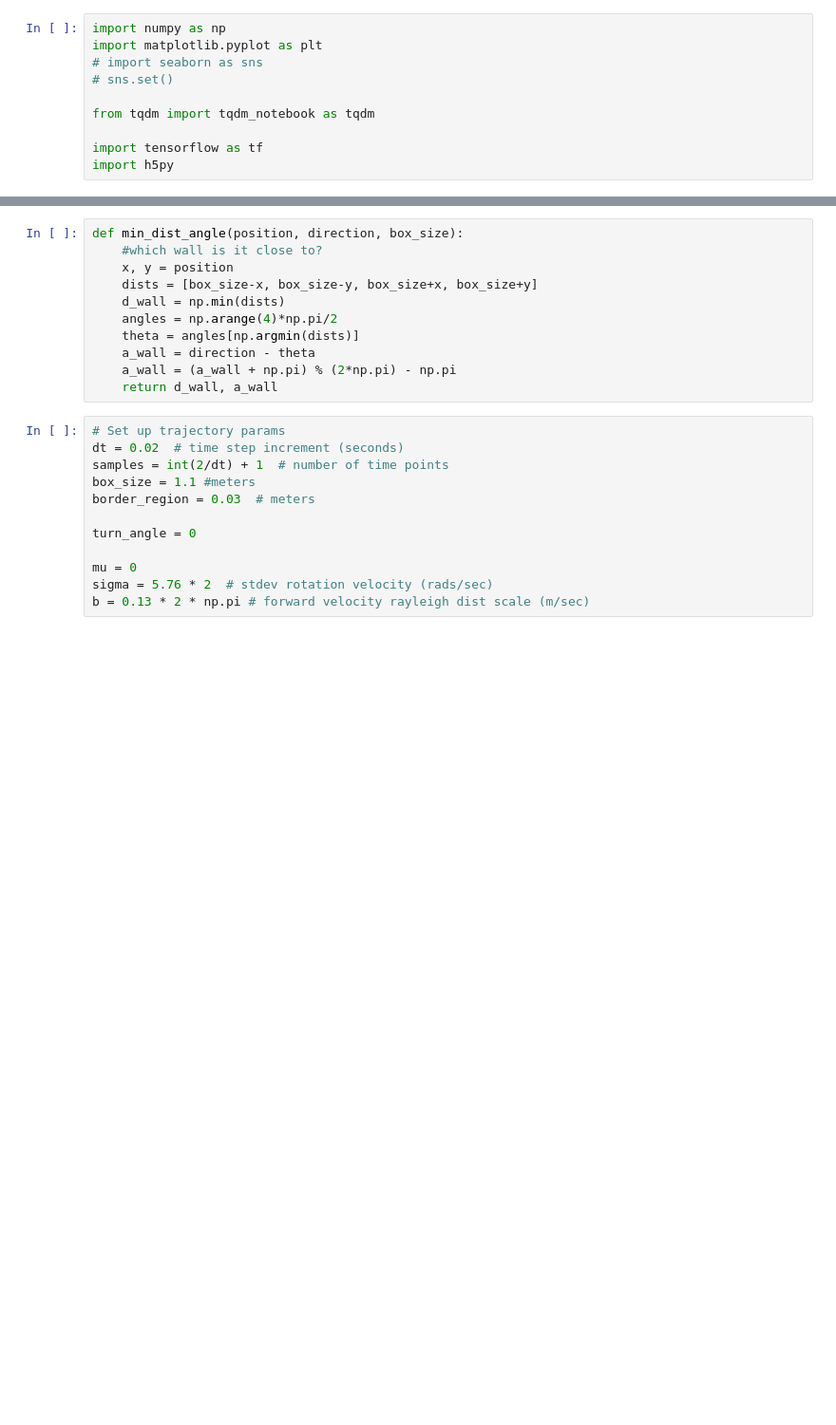
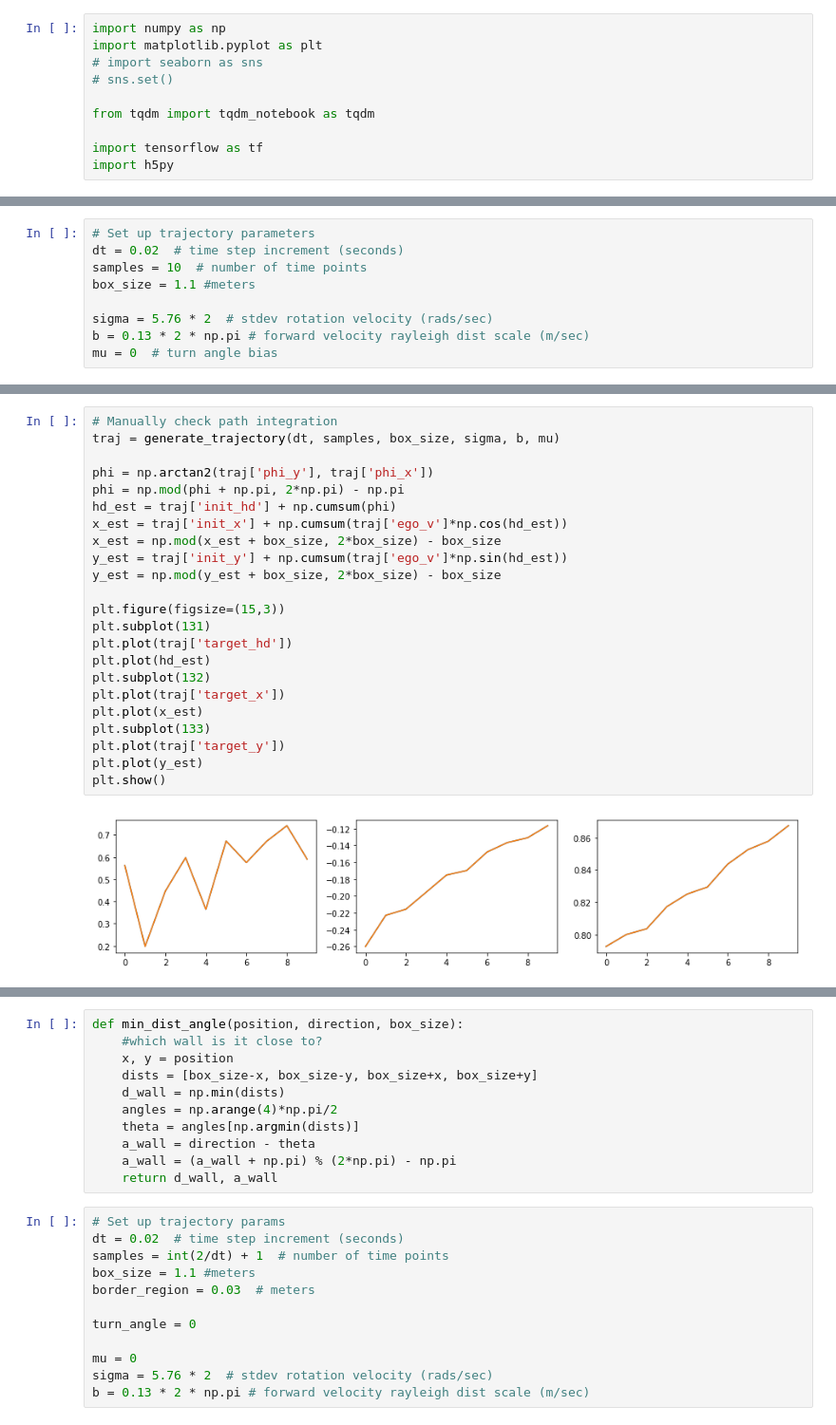
Before and after one commit to ganguli-lab/grid-pattern-formation, a Jupyter notebook: generate_mouse_trajectory.ipynb, the cells around one changed output, grey strips where cells are left out. Shown at 95% size. Drawn from its saved outputs; the diff is of its cells as text; blank space fills up the shorter version.

```diff
--- a/generate_mouse_trajectory.ipynb
+++ b/generate_mouse_trajectory.ipynb
@@ -12,0 +13,9 @@ import h5py
+# %%
+# Set up trajectory parameters
+dt = 0.02  # time step increment (seconds)
+samples = 10  # number of time points
+box_size = 1.1 #meters
+
+sigma = 5.76 * 2  # stdev rotation velocity (rads/sec)
+b = 0.13 * 2 * np.pi # forward velocity rayleigh dist scale (m/sec)
+mu = 0  # turn angle bias
@@ -12,0 +67,25 @@ import h5py
+# %%
+# Manually check path integration
+traj = generate_trajectory(dt, samples, box_size, sigma, b, mu)
+
+phi = np.arctan2(traj['phi_y'], traj['phi_x'])
+phi = np.mod(phi + np.pi, 2*np.pi) - np.pi
+hd_est = traj['init_hd'] + np.cumsum(phi)
+x_est = traj['init_x'] + np.cumsum(traj['ego_v']*np.cos(hd_est))
+x_est = np.mod(x_est + box_size, 2*box_size) - box_size
+y_est = traj['init_y'] + np.cumsum(traj['ego_v']*np.sin(hd_est))
+y_est = np.mod(y_est + box_size, 2*box_size) - box_size
+
+plt.figure(figsize=(15,3))
+plt.subplot(131)
+plt.plot(traj['target_hd'])
+plt.plot(hd_est)
+plt.subplot(132)
+plt.plot(traj['target_x'])
+plt.plot(x_est)
+plt.subplot(133)
+plt.plot(traj['target_y'])
+plt.plot(y_est)
+plt.show()
+# %% [output]
+[figure, added]
```
Also changed, not shown: parts of 12 cells of this notebook, 6 other files.
